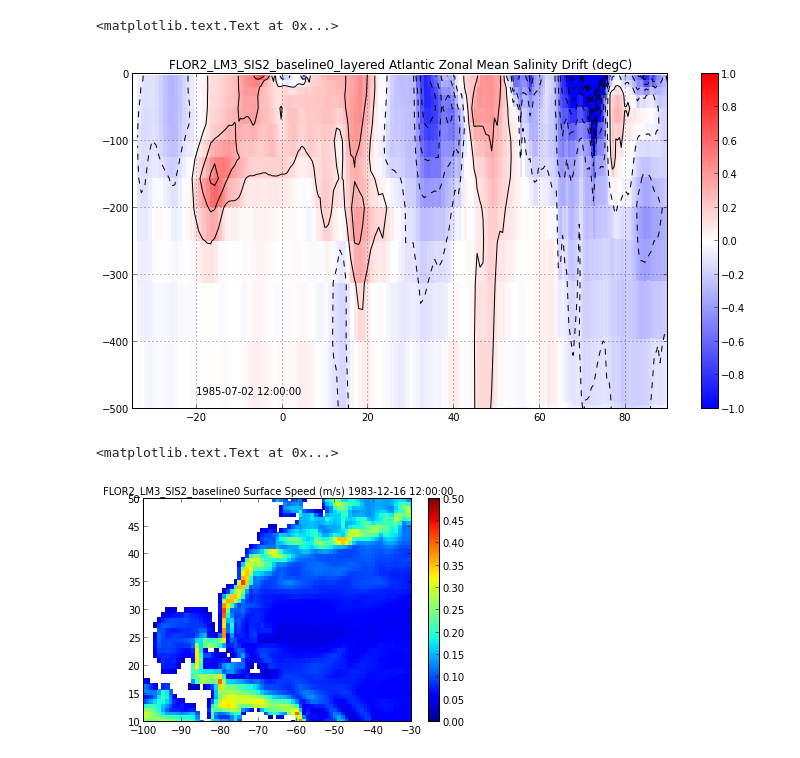
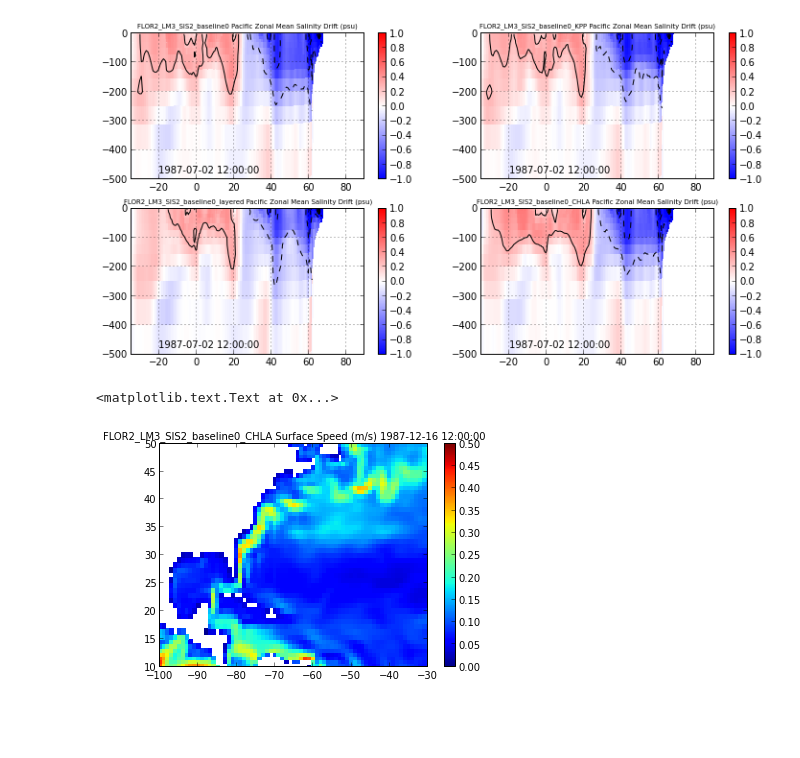
Before and after one commit to suyashbire1/MOM6-examples, a Jupyter notebook: ice_ocean_SIS2/FLOR2/AMOC_diagnostics.ipynb, the cells around one changed output. Cells and saved outputs as stored; diff of their text form; code cells hidden in the pictures; blank space fills up the shorter version.

```diff
--- a/ice_ocean_SIS2/FLOR2/AMOC_diagnostics.ipynb
+++ b/ice_ocean_SIS2/FLOR2/AMOC_diagnostics.ipynb
@@ -146,13 +154,13 @@ ax1=fig.add_subplot(111)
 x=grid.lath
 indx=np.where(np.logical_and(x>40,x<50.))
 colList=['b','r','g','c','k'][::-1]
-for res,exp in zip(S,EXP):
+for res,exp in zip(V,EXP):
     time=instance_to_datetime(res.var_dict['vh']['dates'])
     if len(time) < 2: continue
     y=res.vh
+    y=np.ma.filled(y,0.)
     y=np.ma.sum(y,axis=3)
-    y=np.ma.filled(y,0.)
-    y=np.cumsum(y,axis=1)/1.e6
+    y=np.cumsum(y,axis=1)/1.e9
     y=sq(y[:,:,indx])
     y=np.max(y,axis=2)
     y=np.max(y,axis=1)
@@ -200,15 +206,13 @@ ax1.set_title(tit)
 # %%
-S=[]
+TS=[]
 for exp in EXP:
     listing=exp['root_path']+exp['name']+'/'+exp['platform']+'/history/*/*.ocean_annual_z.nc'
     listing=glob.glob(listing)
     listing=sorted(listing)
-    S.append(state(MFpath=listing,grid=grid,fields=['thetao','so'],verbose=False))
-    S[-1].grid.mask=grid.mask
-    S[-1].adjust_thickness('thetao')
-    S[-1].adjust_thickness('so')
-    S[-1].mask_where('thetao','grid.mask == 0' )
-    S[-1].mask_where('so','grid.mask == 0' )
+    TS.append(state(MFpath=listing,grid=grid,fields=['thetao','so'],verbose=False))
+    TS[-1].grid.mask=grid.mask
+    TS[-1].adjust_thickness('thetao')
+    TS[-1].adjust_thickness('so')
 # %%
 %matplotlib inline
 
@@ -296,29 +321,36 @@ ax1.set_title(tit)
 # %%
 %matplotlib inline
 
 fig=plt.figure(1,figsize=(12,6))
-ax1=fig.add_subplot(111)
+ax1=fig.add_subplot(221)
+ax2=fig.add_subplot(222)
+ax3=fig.add_subplot(223)
+ax4=fig.add_subplot(224)
 
+expt_indx=4
+tindx=7
 colList=['b','r','g','c'][::-1]
-x=grid.lath
-y=S[3].var_dict['so']['zax_data']
-X,y=np.meshgrid(x,y)
-res=S[3]
-res.volume_integral('so','X',normalize=True)
-z=sq(res.so_xav[5]-res.so_xav[0])
-Y=sq(res.var_dict['so_xav']['z'])
-cf=ax1.pcolormesh(X,Y,z,vmin=-1,vmax=1,cmap=plt.cm.bwr)
-ax1.contour(X,Y,z,np.linspace(-2,2,20),colors='k')
-#ax1.plot([x[0],x[-1]],[-0.28,-0.28],color='k',linestyle='dashed',label='Talley08')
-#ax1.plot([-30.,-30.],[-0.6,0.75],color='k',linestyle='dashed',)
-ax1.set_xlim(-35,90)
-ax1.set_ylim(-500,0)
-ax1.grid()
-plt.colorbar(cf,ax=ax1)
-tit=EXP[3]['name']+' Atlantic Zonal Mean Salinity Drift (degC)'
-ax1.text(-20,-480,sq(res.var_dict['so']['dates'][5]))
-ax1.set_title(tit)
+
+for indx,ax in zip([0,1,3,4],[ax1,ax2,ax3,ax4]):
+    TS[indx].unmask('so')
+    TS[indx].grid.mask = PacMask
+    TS[indx].mask_where('so','grid.mask==0')
+    x=grid.lath
+    y=TS[indx].var_dict['so']['zax_data']
+    X,y=np.meshgrid(x,y)
+    res=TS[indx]
+    res.volume_integral('so','X',normalize=True)
+    z=sq(res.so_xav[tindx]-res.so_xav[0])
+    Y=sq(res.var_dict['so_xav']['z'])
+    cf=ax.pcolormesh(X,Y,z,vmin=-1,vmax=1,cmap=plt.cm.bwr)
+    ax.contour(X,Y,z,np.linspace(-5,5,20),colors='k')
+    ax.set_xlim(-35,90)
+    ax.set_ylim(-500,0)
+    ax.grid()
+    plt.colorbar(cf,ax=ax)
+    tit=EXP[indx]['name']+' Pacific Zonal Mean Salinity Drift (psu)'
+    ax.text(-20,-480,sq(res.var_dict['so']['dates'][tindx]))
+    ax.set_title(tit,fontsize=7)
 # %% [output]
-<matplotlib.text.Text at 0x...>
-[figure, old version]
+[figure, new version]
 # %%
@@ -332,19 +364,19 @@ for exp in EXP:
 %matplotlib inline
 
 
-x=S[-1].grid.x_T
-y=S[-1].grid.y_T
-cf=plt.pcolormesh(x,y,sq(S[-1].speed[-1,:]),vmin=0,vmax=0.5)
+x=Spd[-1].grid.x_T
+y=Spd[-1].grid.y_T
+cf=plt.pcolormesh(x,y,sq(Spd[-1].speed[-1,:]),vmin=0,vmax=0.5)
 plt.xlim(-100,-30)
 plt.ylim(10,50)
 plt.colorbar(cf)
-date=instance_to_datetime(S[-1].var_dict['speed']['dates'][:])
+date=instance_to_datetime(Spd[-1].var_dict['speed']['dates'][:])
 
 tit=EXP[-1]['name']+' Surface Speed (m/s) '+ str(date[-1])
 plt.title(tit,fontsize=10)
 # %% [output]
 <matplotlib.text.Text at 0x...>
-[figure, old version]
+[figure, new version]
 # %%
 %matplotlib inline
 
```
Also changed, not shown: parts of 15 cells of this notebook.
